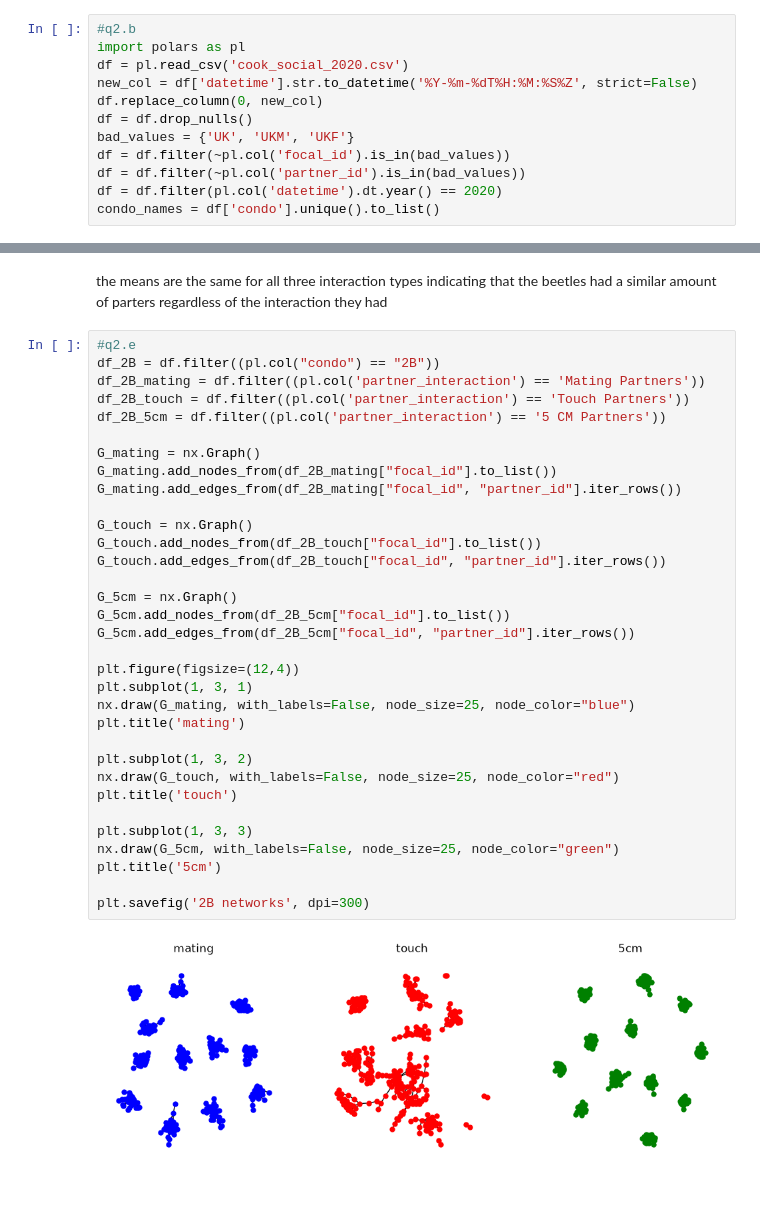
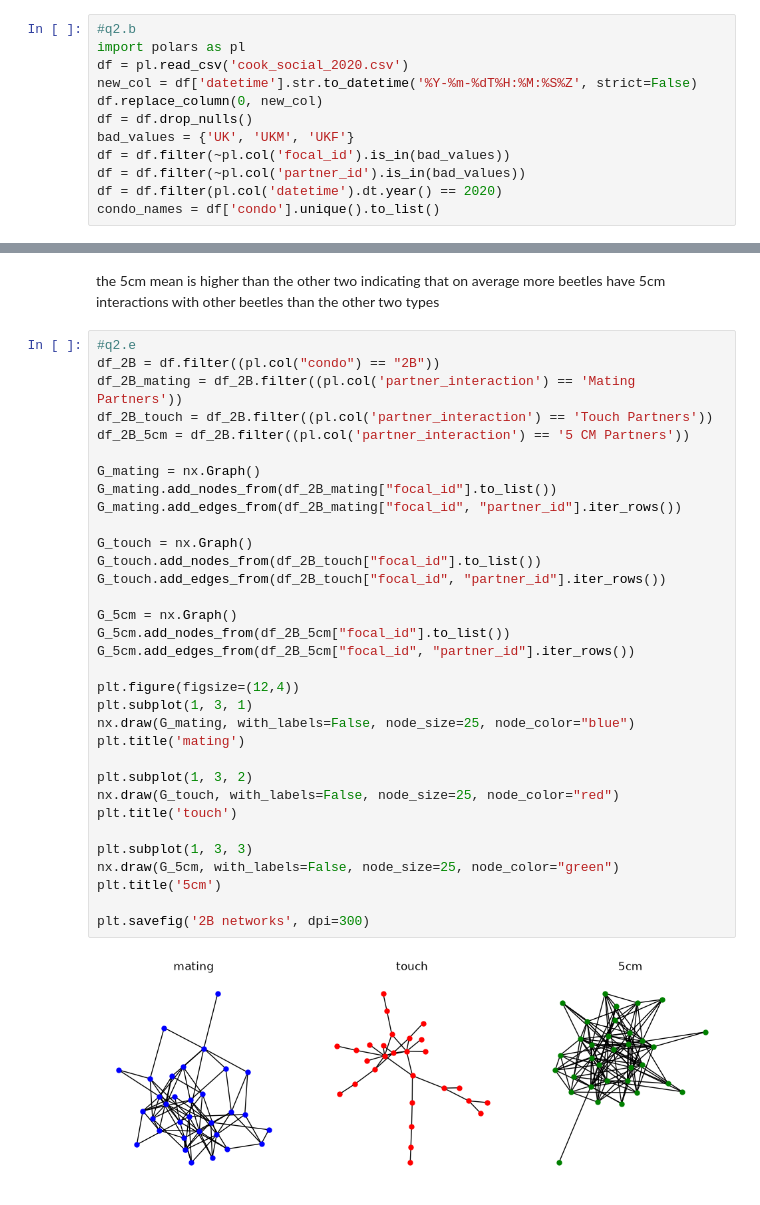
Before and after one commit to hyunderscore/BIOL4200homework-, a Jupyter notebook: hw1/homework 1.ipynb, the cells around one changed output, grey strips where cells are left out. Cells and saved outputs as stored; diff of their text form.

```diff
--- a/hw1/homework 1.ipynb
+++ b/hw1/homework 1.ipynb
@@ -134,38 +136,38 @@ ax.legend()
 # %% [markdown]
-the means are the same for all three interaction types indicating that the beetles had a similar amount of parters regardless of the interaction they had
+the 5cm mean is higher than the other two indicating that on average more beetles have 5cm interactions with other beetles than the other two types
 # %%
 #q2.e
 df_2B = df.filter((pl.col("condo") == "2B"))
-df_2B_mating = df.filter((pl.col('partner_interaction') == 'Mating Partners'))
-df_2B_touch = df.filter((pl.col('partner_interaction') == 'Touch Partners'))
-df_2B_5cm = df.filter((pl.col('partner_interaction') == '5 CM Partners'))
+df_2B_mating = df_2B.filter((pl.col('partner_interaction') == 'Mating Partners'))
+df_2B_touch = df_2B.filter((pl.col('partner_interaction') == 'Touch Partners'))
+df_2B_5cm = df_2B.filter((pl.col('partner_interaction') == '5 CM Partners'))
 
 G_mating = nx.Graph()
 G_mating.add_nodes_from(df_2B_mating["focal_id"].to_list())
 G_mating.add_edges_from(df_2B_mating["focal_id", "partner_id"].iter_rows())
 
 G_touch = nx.Graph()
 G_touch.add_nodes_from(df_2B_touch["focal_id"].to_list())
 G_touch.add_edges_from(df_2B_touch["focal_id", "partner_id"].iter_rows())
 
 G_5cm = nx.Graph()
 G_5cm.add_nodes_from(df_2B_5cm["focal_id"].to_list())
 G_5cm.add_edges_from(df_2B_5cm["focal_id", "partner_id"].iter_rows())
 
 plt.figure(figsize=(12,4))
 plt.subplot(1, 3, 1)
 nx.draw(G_mating, with_labels=False, node_size=25, node_color="blue")
 plt.title('mating')
 
 plt.subplot(1, 3, 2)
 nx.draw(G_touch, with_labels=False, node_size=25, node_color="red")
 plt.title('touch')
 
 plt.subplot(1, 3, 3)
 nx.draw(G_5cm, with_labels=False, node_size=25, node_color="green")
 plt.title('5cm')
 
 plt.savefig('2B networks', dpi=300)
 # %% [output]
-[figure, old version]
+[figure, new version]
 # %% [markdown]
```
Also changed, not shown: parts of 4 cells of this notebook.
